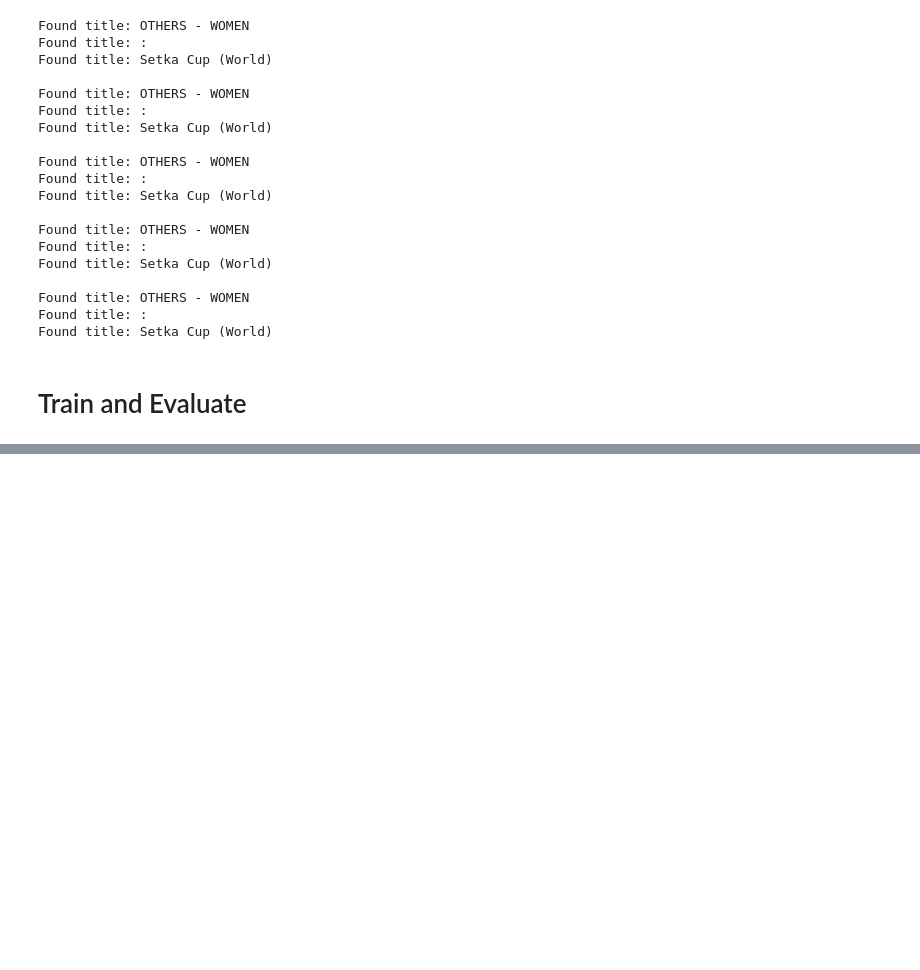
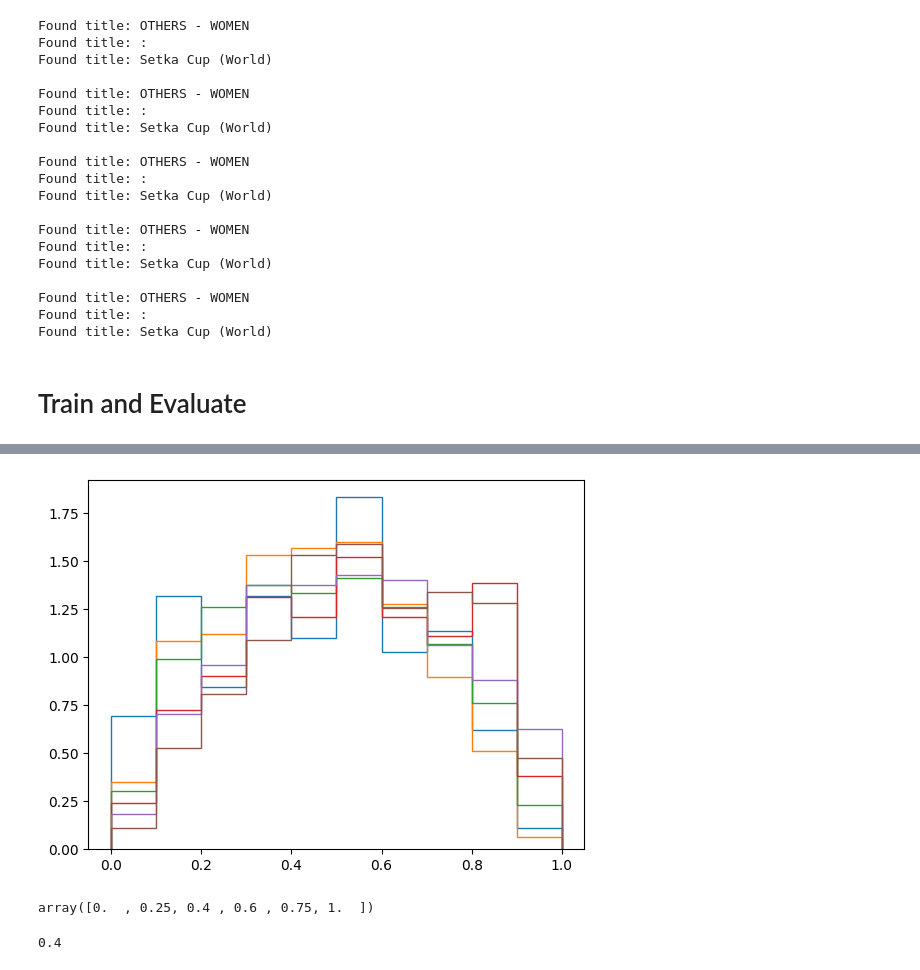
Before and after one commit to ansonkwokth/TableTennisPrediction, a Jupyter notebook: example.ipynb, the cells around one changed output, grey strips where cells are left out. Drawn from its saved outputs; the diff is of its cells as text; code cells hidden in the pictures; blank space fills up the shorter version.

```diff
--- a/example.ipynb
+++ b/example.ipynb
@@ -540,0 +605,18 @@ model.evaluate(X_val)
+# %%
+bins_=10
+plt.hist(predictions[history == 0], range=[0, 1], bins=bins_, histtype='step', density=True);
+plt.hist(predictions[history == 0.25], range=[0, 1], bins=bins_, histtype='step', density=True);
+plt.hist(predictions[history == 0.4], range=[0, 1], bins=bins_, histtype='step', density=True);
+plt.hist(predictions[history == 0.6], range=[0, 1], bins=bins_, histtype='step', density=True);
+plt.hist(predictions[history == 0.75], range=[0, 1], bins=bins_, histtype='step', density=True);
+plt.hist(predictions[history == 1], range=[0, 1], bins=bins_, histtype='step', density=True);
+# %% [output]
+[figure, added]
+# %%
+np.unique(history)
+# %% [output]
+array([0.  , 0.25, 0.4 , 0.6 , 0.75, 1.  ])
+# %%
+2/5
+# %% [output]
+0.4
```
Also changed, not shown: parts of 6 cells of this notebook.
